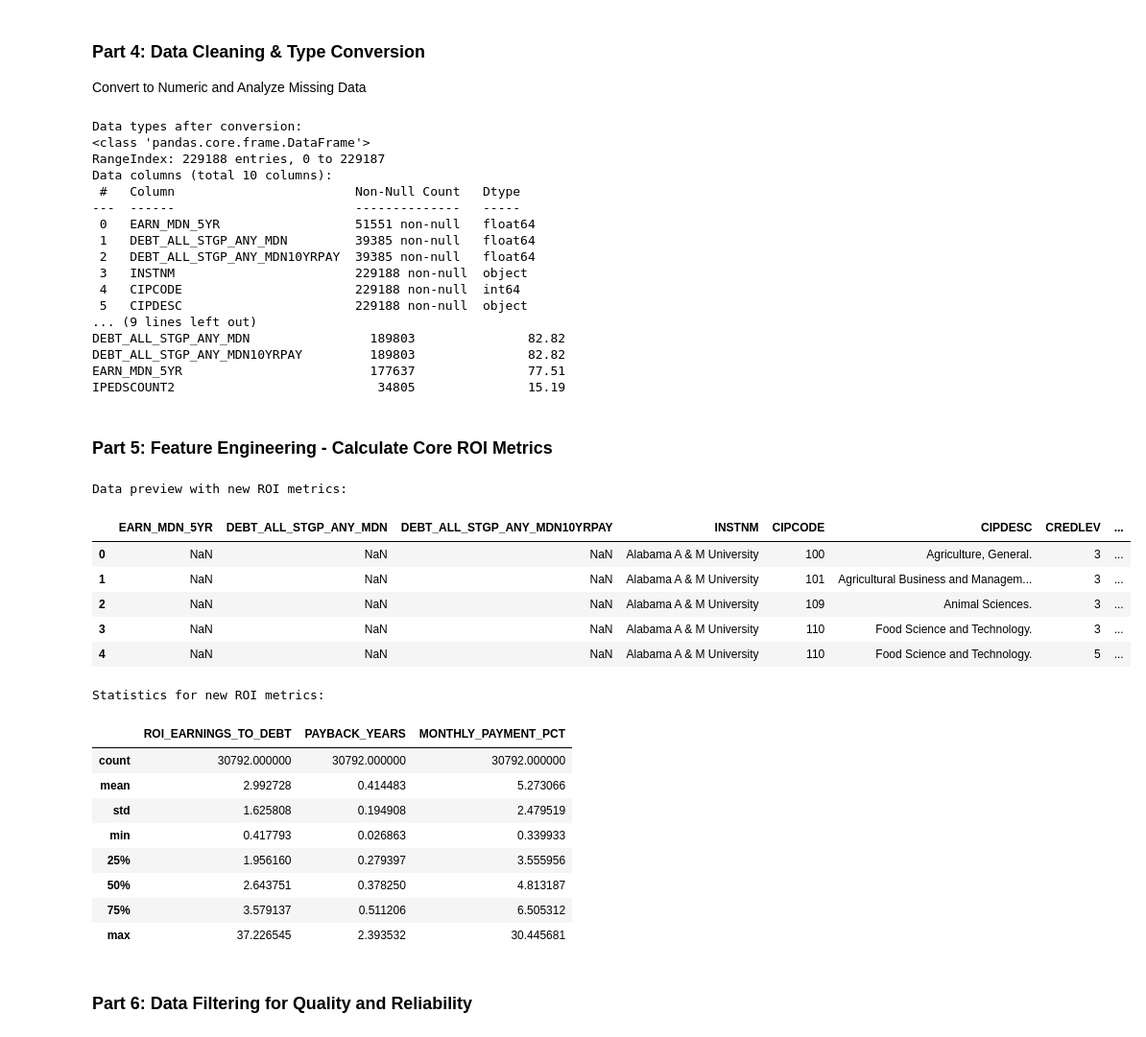
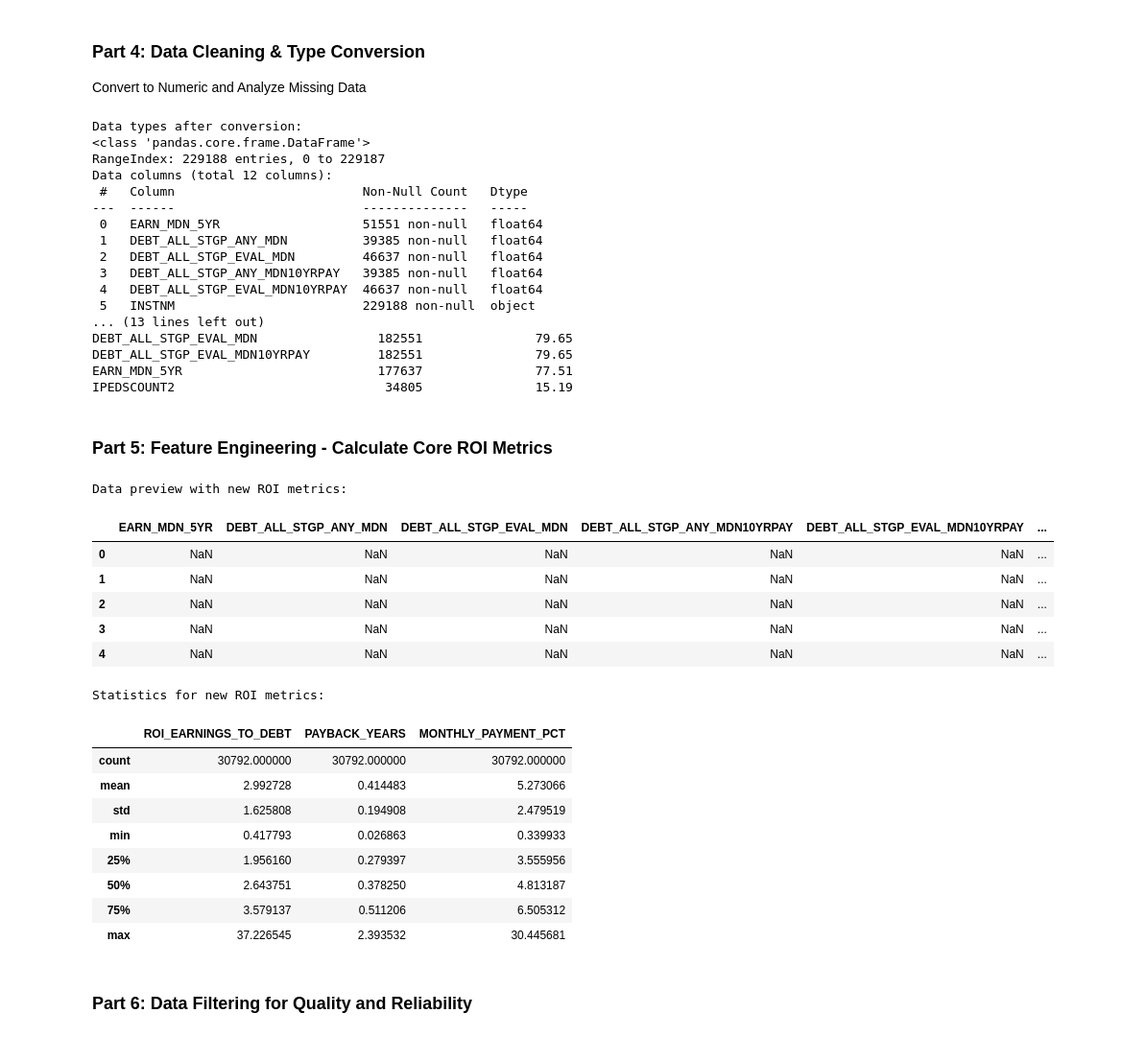
Before and after one commit to SophiaYifei/college-scorecard-roi-storytelling, a Jupyter notebook: notebooks/01_preprocess.ipynb, the cells around one changed output. Shown at 96% size. Cells and saved outputs as stored; diff of their text form; code cells hidden in the pictures.

```diff
--- a/notebooks/01_preprocess.ipynb
+++ b/notebooks/01_preprocess.ipynb
@@ -70,7 +70,9 @@ columns_to_keep = [
 
     # Debt Data (our primary cost)
     'DEBT_ALL_STGP_ANY_MDN',  # Median debt for all students, regardless of completion
+    'DEBT_ALL_STGP_EVAL_MDN',
     'DEBT_ALL_STGP_ANY_MDN10YRPAY', # 10-year median monthly payment
+    'DEBT_ALL_STGP_EVAL_MDN10YRPAY',
 
     # Program Identifiers
     'INSTNM',               # Institution name
@@ -132,8 +136,10 @@ Convert to Numeric and Analyze Missing Data
 df_cleaned = df_selected.copy()
 
 # Define the columns that need to be converted to a numeric type.
-numeric_cols = ['EARN_MDN_5YR', 'DEBT_ALL_STGP_ANY_MDN', 'DEBT_ALL_STGP_ANY_MDN10YRPAY']
-
+numeric_cols = [
+    'EARN_MDN_5YR', 'DEBT_ALL_STGP_ANY_MDN', 'DEBT_ALL_STGP_EVAL_MDN',
+    'DEBT_ALL_STGP_ANY_MDN10YRPAY', 'DEBT_ALL_STGP_EVAL_MDN10YRPAY', 'IPEDSCOUNT2'
+]
 # Loop through these columns and convert their data type to numeric.
 for col in numeric_cols:
     # errors='coerce' will automatically replace any values that can't be converted (like 'PrivacySuppressed') with NaN (missing value).
@@ -166,51 +172,54 @@ print(missing_summary[missing_summary['missing_count'] > 0].sort_values(by='miss
 Data types after conversion:
 <class 'pandas.core.frame.DataFrame'>
 RangeIndex: 229188 entries, 0 to 229187
-Data columns (total 10 columns):
- #   Column                        Non-Null Count   Dtype
----  ------                        --------------   -----
- 0   EARN_MDN_5YR                  51551 non-null   float64
- 1   DEBT_ALL_STGP_ANY_MDN         39385 non-null   float64
- 2   DEBT_ALL_STGP_ANY_MDN10YRPAY  39385 non-null   float64
- 3   INSTNM                        229188 non-null  object
- 4   CIPCODE                       229188 non-null  int64
- 5   CIPDESC                       229188 non-null  object
-... (9 lines left out)
-DEBT_ALL_STGP_ANY_MDN                189803               82.82
-DEBT_ALL_STGP_ANY_MDN10YRPAY         189803               82.82
-EARN_MDN_5YR                         177637               77.51
-IPEDSCOUNT2                           34805               15.19
+Data columns (total 12 columns):
+ #   Column                         Non-Null Count   Dtype
+---  ------                         --------------   -----
+ 0   EARN_MDN_5YR                   51551 non-null   float64
+ 1   DEBT_ALL_STGP_ANY_MDN          39385 non-null   float64
+ 2   DEBT_ALL_STGP_EVAL_MDN         46637 non-null   float64
+ 3   DEBT_ALL_STGP_ANY_MDN10YRPAY   39385 non-null   float64
+ 4   DEBT_ALL_STGP_EVAL_MDN10YRPAY  46637 non-null   float64
+ 5   INSTNM                         229188 non-null  object
+... (13 lines left out)
+DEBT_ALL_STGP_EVAL_MDN                182551               79.65
+DEBT_ALL_STGP_EVAL_MDN10YRPAY         182551               79.65
+EARN_MDN_5YR                          177637               77.51
+IPEDSCOUNT2                            34805               15.19
 # %% [markdown]
 ### Part 5: Feature Engineering - Calculate Core ROI Metrics
 # %%
 df_roi = df_cleaned.copy()
 
 # 1. Calculate the Earnings-to-Debt Ratio. This is our core ROI metric. Higher is better.
 df_roi['ROI_EARNINGS_TO_DEBT'] = df_roi['EARN_MDN_5YR'] / df_roi['DEBT_ALL_STGP_ANY_MDN']
+
+# 2. Calculate the Debt-to-Income Ratio. Lower is better.
+df_roi['DEBT_TO_INCOME_RATIO'] = df_roi['DEBT_ALL_STGP_ANY_MDN'] / df_roi['EARN_MDN_5YR']
 
 # 2. Calculate the Payback Years, which is the Debt-to-Income ratio. Lower is better.
 df_roi['PAYBACK_YEARS'] = df_roi['DEBT_ALL_STGP_ANY_MDN'] / df_roi['EARN_MDN_5YR']
 
 # 3. Calculate the monthly payment as a percentage of monthly earnings. This measures affordability. Lower is better.
 monthly_earnings = df_roi['EARN_MDN_5YR'] / 12
 df_roi['MONTHLY_PAYMENT_PCT'] = (df_roi['DEBT_ALL_STGP_ANY_MDN10YRPAY'] / monthly_earnings) * 100
 
 
 # Display a preview of the data with the new columns.
 print("\nData preview with new ROI metrics:")
 display(df_roi.head())
 
 # Display descriptive statistics for the newly calculated metrics to understand their distribution.
 print("\nStatistics for new ROI metrics:")
 display(df_roi[['ROI_EARNINGS_TO_DEBT', 'PAYBACK_YEARS', 'MONTHLY_PAYMENT_PCT']].describe())
 # %% [output]
 Data preview with new ROI metrics:
-|  | EARN_MDN_5YR | DEBT_ALL_STGP_ANY_MDN | DEBT_ALL_STGP_ANY_MDN10YRPAY | INSTNM | CIPCODE | CIPDESC | CREDLEV | ... |
-| 0 | NaN | NaN | NaN | Alabama A & M University | 100 | Agriculture, General. | 3 | ... |
-| 1 | NaN | NaN | NaN | Alabama A & M University | 101 | Agricultural Business and Managem... | 3 | ... |
-| 2 | NaN | NaN | NaN | Alabama A & M University | 109 | Animal Sciences. | 3 | ... |
-| 3 | NaN | NaN | NaN | Alabama A & M University | 110 | Food Science and Technology. | 3 | ... |
-| 4 | NaN | NaN | NaN | Alabama A & M University | 110 | Food Science and Technology. | 5 | ... |
+|  | EARN_MDN_5YR | DEBT_ALL_STGP_ANY_MDN | DEBT_ALL_STGP_EVAL_MDN | DEBT_ALL_STGP_ANY_MDN10YRPAY | DEBT_ALL_STGP_EVAL_MDN10YRPAY | ... |
+| 0 | NaN | NaN | NaN | NaN | NaN | ... |
+| 1 | NaN | NaN | NaN | NaN | NaN | ... |
+| 2 | NaN | NaN | NaN | NaN | NaN | ... |
+| 3 | NaN | NaN | NaN | NaN | NaN | ... |
+| 4 | NaN | NaN | NaN | NaN | NaN | ... |
 Statistics for new ROI metrics:
 |  | ROI_EARNINGS_TO_DEBT | PAYBACK_YEARS | MONTHLY_PAYMENT_PCT |
 | count | 30792.000000 | 30792.000000 | 30792.000000 |
```
Also changed, not shown: parts of 3 cells of this notebook, 1 other file.
